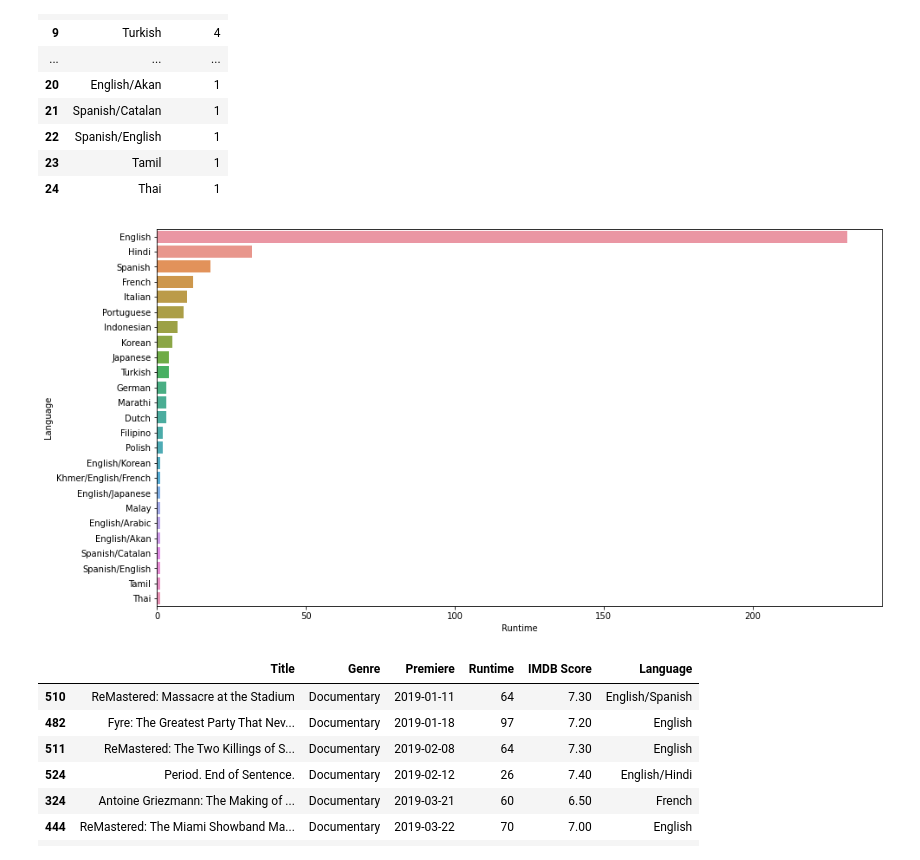
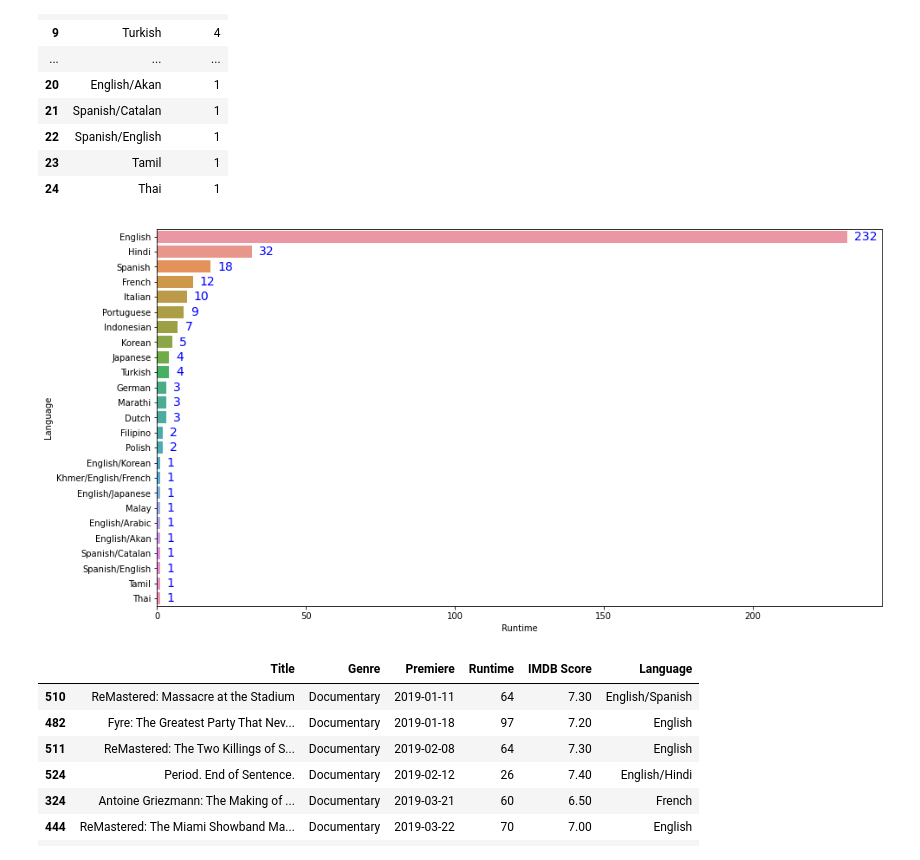
Before and after one commit to CanKemaloglu/GlobalAiHubProjects, a Jupyter notebook: Proje2_GlobalAIHub.ipynb, the cells around one changed output. Saved outputs shown, nothing was run; the diff lists cells and outputs as text; code cells hidden in the pictures.

```diff
--- a/Proje2_GlobalAIHub.ipynb
+++ b/Proje2_GlobalAIHub.ipynb
@@ -136,9 +138,12 @@ long_runtime
 # %%
 plt.figure(figsize=(15,8))
 #plt.barh(long_runtime["Language"], long_runtime["Runtime"])
-ax = sns.barplot(x="Runtime", y="Language", data=long_runtime)
+ax = sns.barplot(x="Runtime", y="Language", data=long_runtime, ) #
+plt.bar_label(ax.containers[0],
+             padding=8, color='b', fontsize=14)
+plt.show()
 # %% [output]
-[figure, old version]
+[figure, new version]
 # %%
 ## 2019 Ocak ile 2020 Haziran tarihleri arasında 'Documentary' türünde çekilmiş filmlerin IMDB değerlerini bulup görselleştiriniz.
 df["Premiere"] = df["Premiere"].apply(pd.to_datetime)
```
Also changed, not shown: parts of 8 cells of this notebook.
